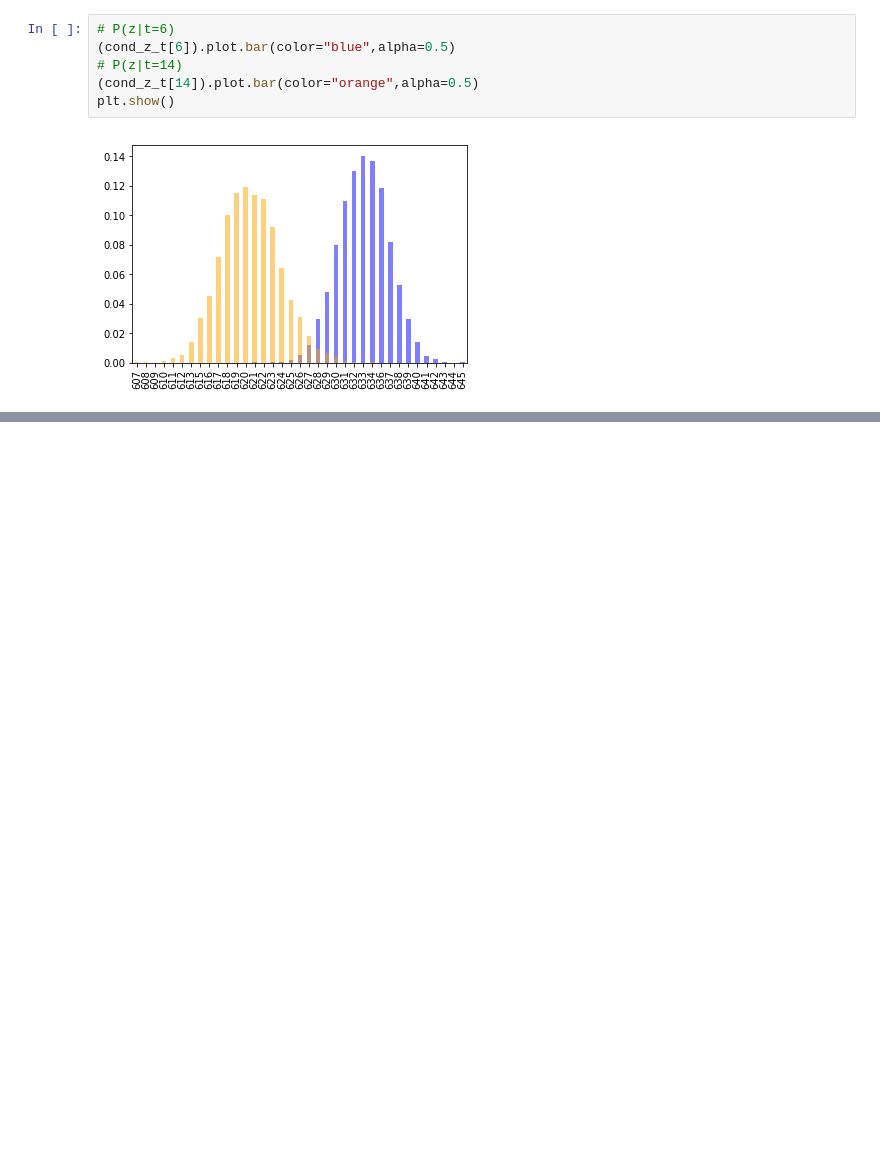
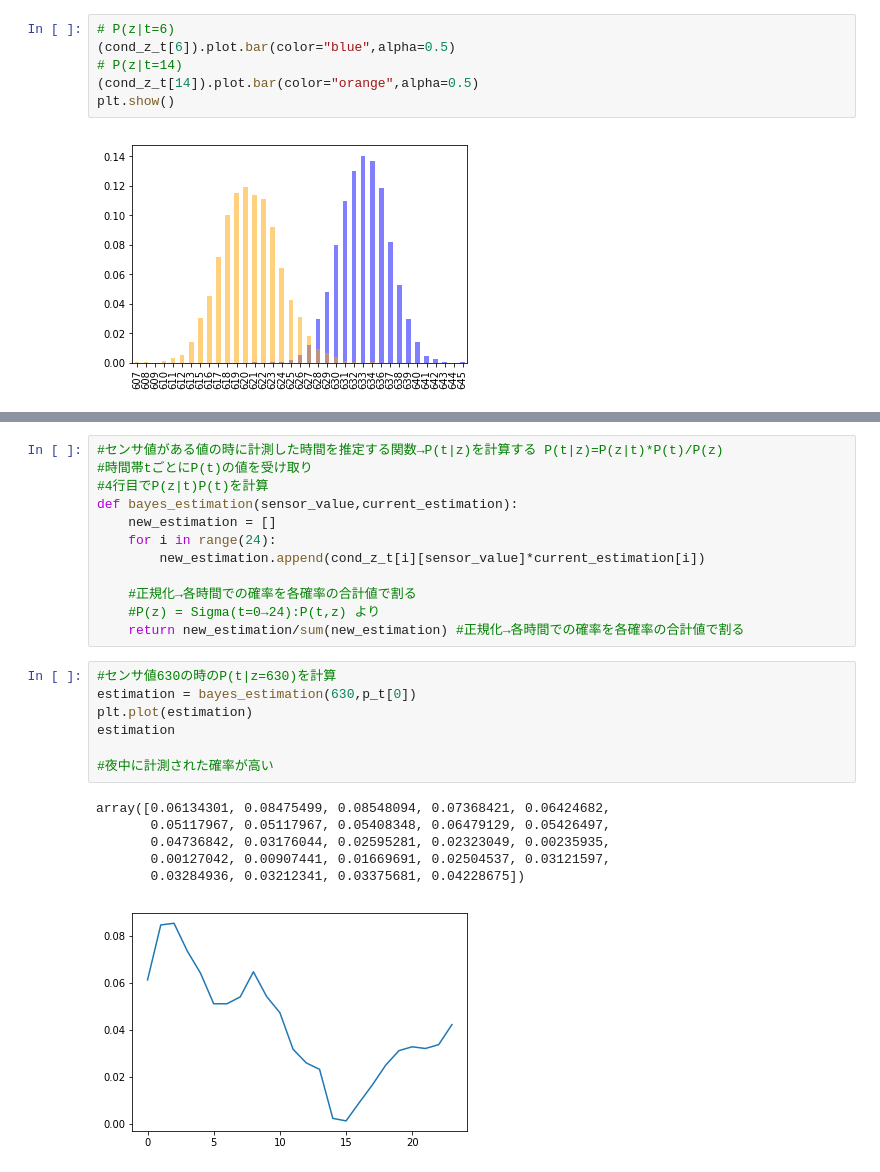
Before and after one commit to TakutoMotomura/probabilistic-robotics, a Jupyter notebook: lidar_600.ipynb, the cells around one changed output, grey strips where cells are left out. Drawn from its saved outputs; the diff is of its cells as text; blank space fills up the shorter version.

```diff
--- a/lidar_600.ipynb
+++ b/lidar_600.ipynb
@@ -128,0 +148,26 @@ plt.show()
+# %%
+#センサ値がある値の時に計測した時間を推定する関数→P(t|z)を計算する P(t|z)=P(z|t)*P(t)/P(z)
+#時間帯tごとにP(t)の値を受け取り
+#4行目でP(z|t)P(t)を計算
+def bayes_estimation(sensor_value,current_estimation):
+    new_estimation = []
+    for i in range(24):
+        new_estimation.append(cond_z_t[i][sensor_value]*current_estimation[i])
+
+    #正規化→各時間での確率を各確率の合計値で割る
+    #P(z) = Sigma(t=0→24):P(t,z) より
+    return new_estimation/sum(new_estimation) #正規化→各時間での確率を各確率の合計値で割る
+# %%
+#センサ値630の時のP(t|z=630)を計算
+estimation = bayes_estimation(630,p_t[0])
+plt.plot(estimation)
+estimation
+
+#夜中に計測された確率が高い
+# %% [output]
+array([0.06134301, 0.08475499, 0.08548094, 0.07368421, 0.06424682,
+       0.05117967, 0.05117967, 0.05408348, 0.06479129, 0.05426497,
+       0.04736842, 0.03176044, 0.02595281, 0.02323049, 0.00235935,
+       0.00127042, 0.00907441, 0.01669691, 0.02504537, 0.03121597,
+       0.03284936, 0.03212341, 0.03375681, 0.04228675])
+[figure, added]
```
Also changed, not shown: parts of 7 cells of this notebook.
